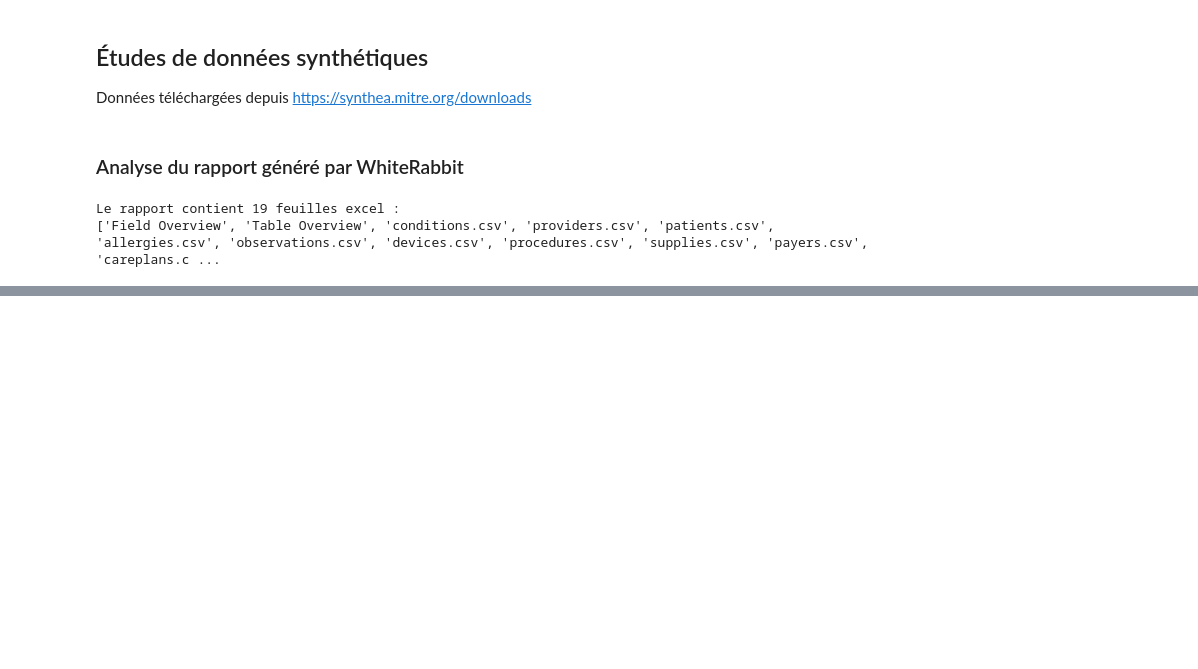
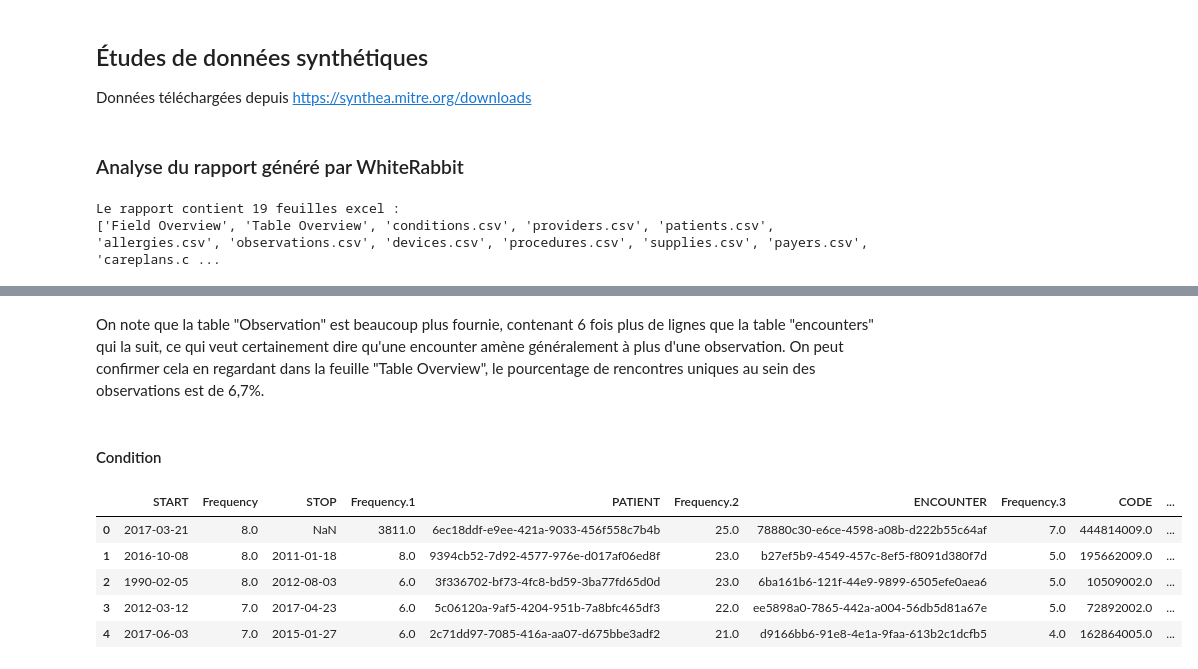
Before and after one commit to Ckdpa/aphp-interop, a Jupyter notebook: Part 1 - Data analysis and ETL.ipynb, the cells around one changed output, grey strips where cells are left out. Saved outputs shown, nothing was run; the diff lists cells and outputs as text; code cells hidden in the pictures; blank space fills up the shorter version.

```diff
--- a/Part 1 - Data analysis and ETL.ipynb
+++ b/Part 1 - Data analysis and ETL.ipynb
@@ -39,0 +80,13 @@ La table résume les champs présentés dans les autres feuilles, on retrouve bi
+# %% [markdown]
+On note que la table "Observation" est beaucoup plus fournie, contenant 6 fois plus de lignes que la table "encounters" qui la suit, ce qui veut certainement dire qu'une encounter amène généralement à plus d'une observation. On peut confirmer cela en regardant dans la feuille "Table Overview", le pourcentage de rencontres uniques au sein des observations est de 6,7%.
+# %% [markdown]
+#### Condition
+# %%
+scan_report.parse("conditions.csv").head(5)
+# %% [output]
+|  | START | Frequency | STOP | Frequency.1 | PATIENT | Frequency.2 | ENCOUNTER | Frequency.3 | CODE | ... |
+| 0 | 2017-03-21 | 8.0 | NaN | 3811.0 | 6ec18ddf-e9ee-421a-9033-456f558c7b4b | 25.0 | 78880c30-e6ce-4598-a08b-d222b55c64af | 7.0 | 444814009.0 | ... |
+| 1 | 2016-10-08 | 8.0 | 2011-01-18 | 8.0 | 9394cb52-7d92-4577-976e-d017af06ed8f | 23.0 | b27ef5b9-4549-457c-8ef5-f8091d380f7d | 5.0 | 195662009.0 | ... |
+| 2 | 1990-02-05 | 8.0 | 2012-08-03 | 6.0 | 3f336702-bf73-4fc8-bd59-3ba77fd65d0d | 23.0 | 6ba161b6-121f-44e9-9899-6505efe0aea6 | 5.0 | 10509002.0 | ... |
+| 3 | 2012-03-12 | 7.0 | 2017-04-23 | 6.0 | 5c06120a-9af5-4204-951b-7a8bfc465df3 | 22.0 | ee5898a0-7865-442a-a004-56db5d81a67e | 5.0 | 72892002.0 | ... |
+| 4 | 2017-06-03 | 7.0 | 2015-01-27 | 6.0 | 2c71dd97-7085-416a-aa07-d675bbe3adf2 | 21.0 | d9166bb6-91e8-4e1a-9faa-613b2c1dcfb5 | 4.0 | 162864005.0 | ... |
```
Also changed, not shown: parts of 57 cells of this notebook.
